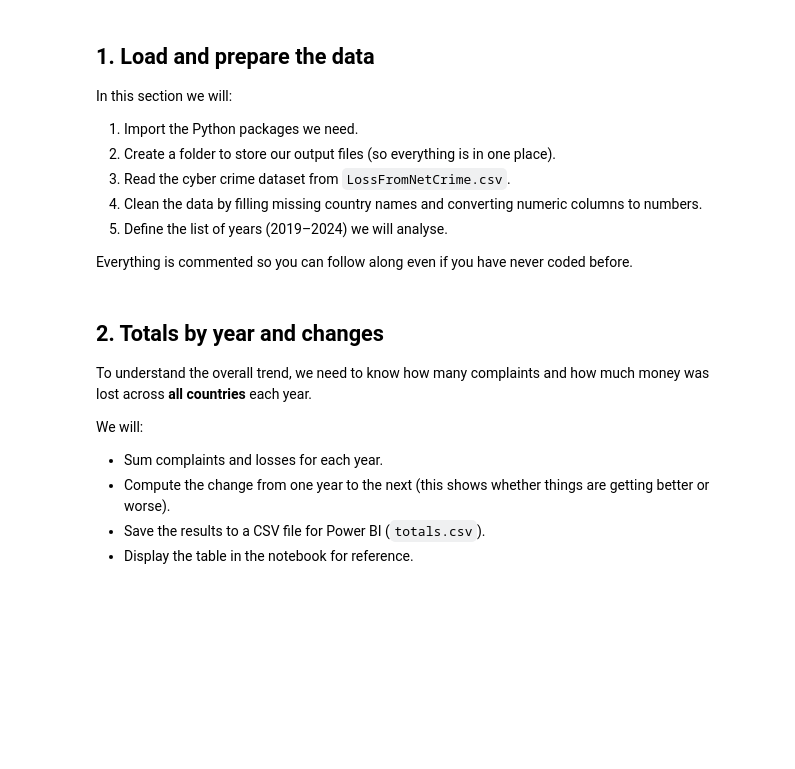
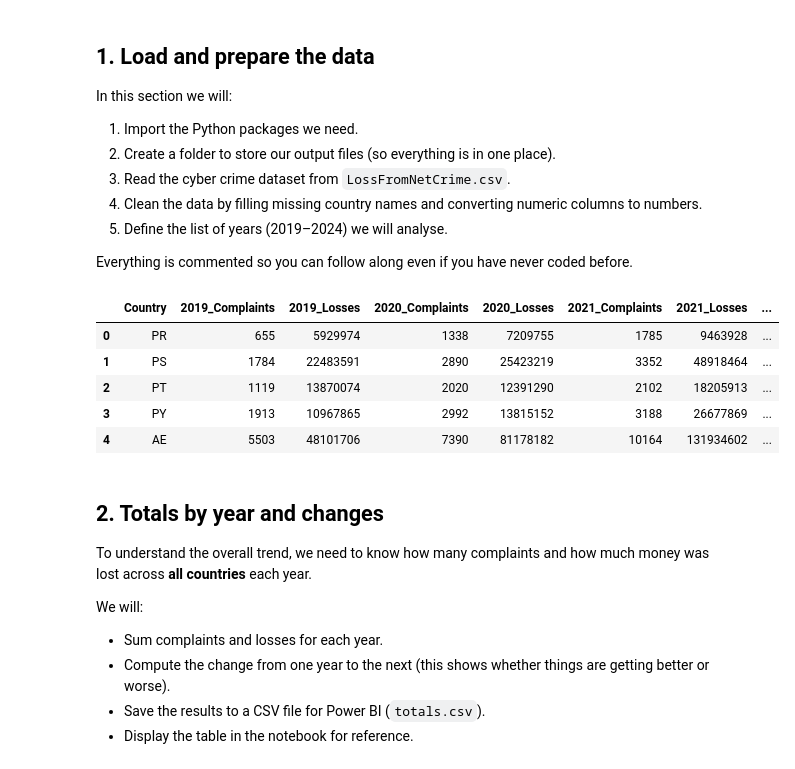
Before and after one commit to KozA777/cyber_project, a Jupyter notebook: Project.ipynb, the cells around one changed output. Cells and saved outputs as stored; diff of their text form; code cells hidden in the pictures; blank space fills up the shorter version.

```diff
--- a/Project.ipynb
+++ b/Project.ipynb
@@ -32,33 +35,35 @@ In this section we will:
 
 Everything is commented so you can follow along even if you have never coded before.
 # %%
-# Import Python packages
-import os
-import pandas as pd
-import numpy as np
-
 # 1.1 Create an output folder if it does not already exist.
 # All of our CSV files will be saved here.
 os.makedirs('Code_Output', exist_ok=True)
 
 # 1.2 Load the cyber crime dataset into a pandas DataFrame.
 # The CSV file contains rows for countries and columns for each year’s complaints and losses.
-df_loss = pd.read_csv('LossFromNetCrime.csv')
+df_loss = df_net_crime.copy()
 
 # 1.3 Replace any missing country names with 'Unknown'.
 # This prevents errors when sorting or grouping.
 df_loss['Country'] = df_loss['Country'].fillna('Unknown')
 
 # 1.4 Convert all columns except 'Country' to numbers.
 # Sometimes numbers are stored as text; this forces them to numeric so we can add and average them.
 numeric_cols = [c for c in df_loss.columns if c != 'Country']
 df_loss[numeric_cols] = df_loss[numeric_cols].apply(pd.to_numeric, errors='coerce')
 
 # 1.5 Define the years we will analyse.
 years = [2019, 2020, 2021, 2022, 2023, 2024]
 
 # 1.6 Display the first few rows to verify the data loaded correctly.
 df_loss.head()
+# %% [output]
+|  | Country | 2019_Complaints | 2019_Losses | 2020_Complaints | 2020_Losses | 2021_Complaints | 2021_Losses | ... |
+| 0 | PR | 655 | 5929974 | 1338 | 7209755 | 1785 | 9463928 | ... |
+| 1 | PS | 1784 | 22483591 | 2890 | 25423219 | 3352 | 48918464 | ... |
+| 2 | PT | 1119 | 13870074 | 2020 | 12391290 | 2102 | 18205913 | ... |
+| 3 | PY | 1913 | 10967865 | 2992 | 13815152 | 3188 | 26677869 | ... |
+| 4 | AE | 5503 | 48101706 | 7390 | 81178182 | 10164 | 131934602 | ... |
 # %% [markdown]
 ## 2. Totals by year and changes
 
```
Also changed, not shown: parts of 12 cells of this notebook.
